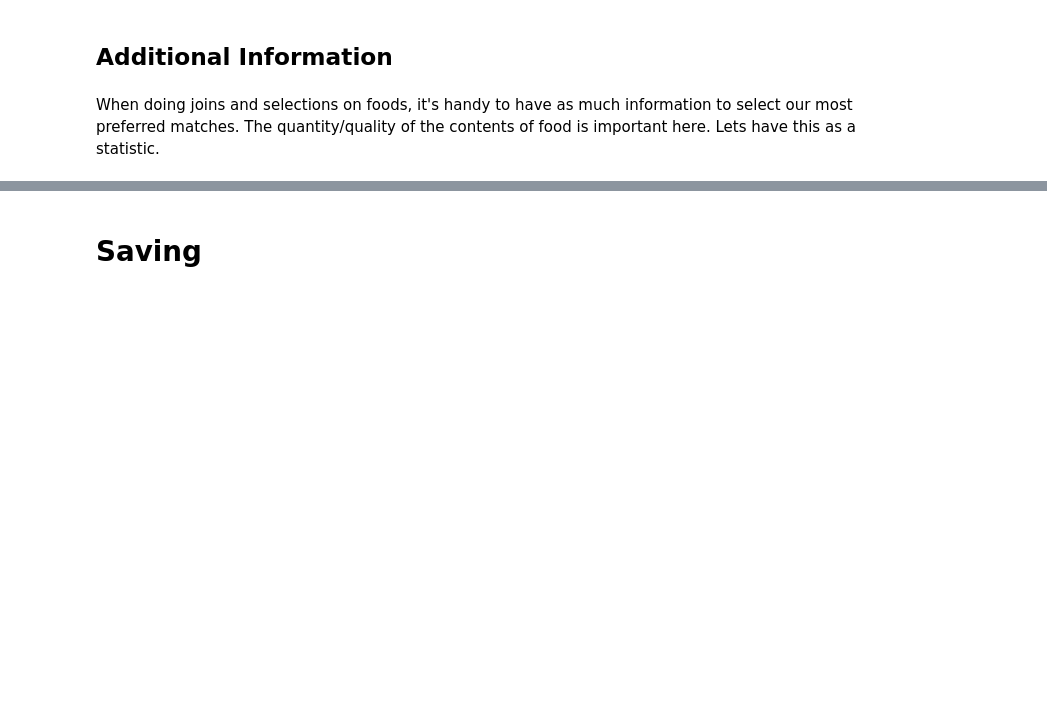
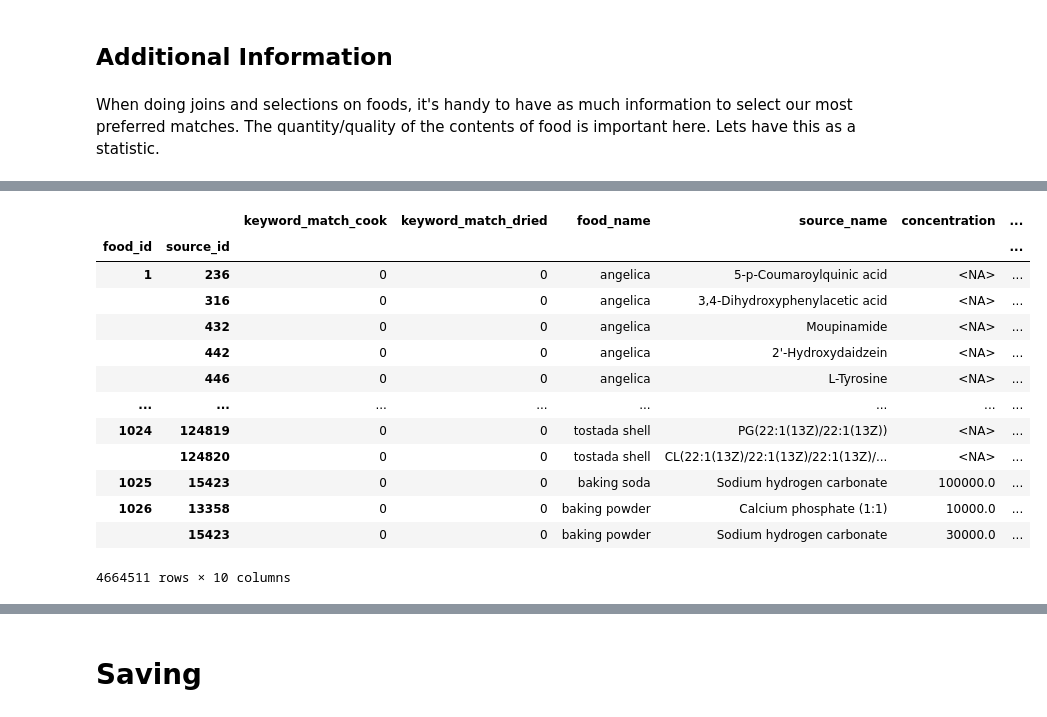
Before and after one commit to stephankostov/chemical-recipe-generator, a Jupyter notebook: notebooks/07-molecule-db-process.ipynb, the cells around one changed output, grey strips where cells are left out. Drawn from its saved outputs; the diff is of its cells as text; code cells hidden in the pictures; blank space fills up the shorter version.

```diff
--- a/notebooks/07-molecule-db-process.ipynb
+++ b/notebooks/07-molecule-db-process.ipynb
@@ -2934,0 +2958,37 @@ food_df['n_content'] = food_df.apply(get_content_df_size, axis=1)
+# %%
+keywords = ['dried', 'cook']
+grouped = content_df.copy(deep=True)
+grouped['orig_food_common_name'] = grouped['orig_food_common_name'].str.lower()
+
+def split_foods_on_keywords(content_df, keywords):
+
+    grouped = content_df.copy(deep=True)
+    grouped['orig_food_common_name'] = grouped['orig_food_common_name'].str.lower()
+
+    for keyword in keywords:
+        grouped = grouped.groupby('food_id', as_index=True).apply(
+            lambda item: item.groupby(item['orig_food_common_name'].str.contains(keyword), as_index=False).apply(lambda item: item)
+        )
+        grouped = grouped.droplevel(2)
+        grouped.index = grouped.index.rename(['food_id', f'keyword_match_{keyword}', 'source_id'])
+        grouped = grouped.reset_index().set_index(['food_id', 'source_id'])
+
+    return grouped
+
+split_foods_df = split_foods_on_keywords(content_df, keywords)
+split_foods_df
+# %% [output]
+|  |  | keyword_match_cook | keyword_match_dried | food_name | source_name | concentration | ... |
+| food_id | source_id |  |  |  |  |  | ... |
+| 1 | 236 | 0 | 0 | angelica | 5-p-Coumaroylquinic acid | <NA> | ... |
+|  | 316 | 0 | 0 | angelica | 3,4-Dihydroxyphenylacetic acid | <NA> | ... |
+|  | 432 | 0 | 0 | angelica | Moupinamide | <NA> | ... |
+|  | 442 | 0 | 0 | angelica | 2'-Hydroxydaidzein | <NA> | ... |
+|  | 446 | 0 | 0 | angelica | L-Tyrosine | <NA> | ... |
+| ... | ... | ... | ... | ... | ... | ... | ... |
+| 1024 | 124819 | 0 | 0 | tostada shell | PG(22:1(13Z)/22:1(13Z)) | <NA> | ... |
+|  | 124820 | 0 | 0 | tostada shell | CL(22:1(13Z)/22:1(13Z)/22:1(13Z)/... | <NA> | ... |
+| 1025 | 15423 | 0 | 0 | baking soda | Sodium hydrogen carbonate | 100000.0 | ... |
+| 1026 | 13358 | 0 | 0 | baking powder | Calcium phosphate (1:1) | 10000.0 | ... |
+|  | 15423 | 0 | 0 | baking powder | Sodium hydrogen carbonate | 30000.0 | ... |
+4664511 rows × 10 columns
```
Also changed, not shown: parts of 18 cells of this notebook, 4 other files.
